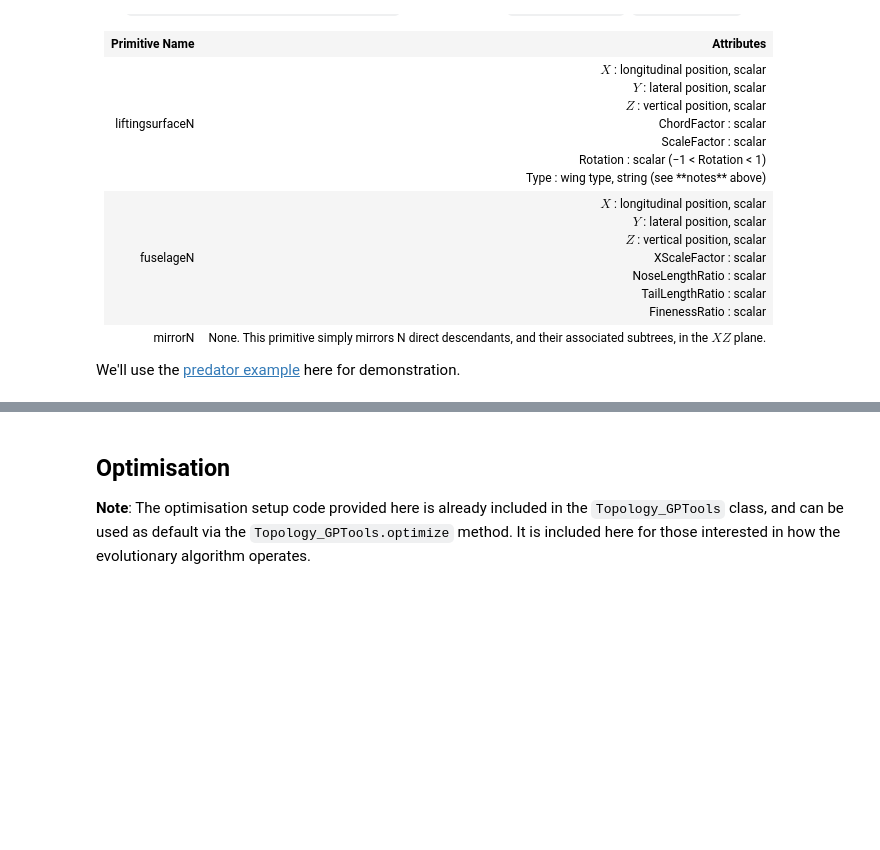
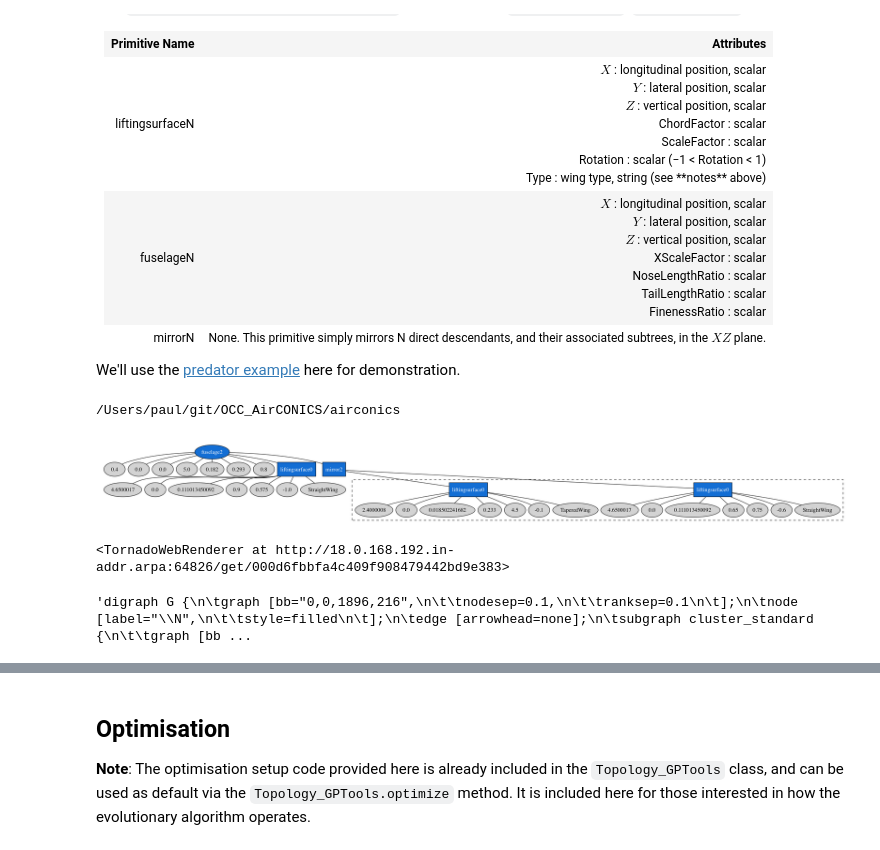
Before and after one commit to p-chambers/occ_airconics, a Jupyter notebook: examples/notebooks/evolve_aircraft_configuration.ipynb, the cells around one changed output, grey strips where cells are left out. Drawn from its saved outputs; the diff is of its cells as text; code cells hidden in the pictures; blank space fills up the shorter version.

```diff
--- a/examples/notebooks/evolve_aircraft_configuration.ipynb
+++ b/examples/notebooks/evolve_aircraft_configuration.ipynb
@@ -186,22 +187,34 @@ FinenessRatio : scalar	</td>
 We'll use the [predator example](https://github.com/p-chambers/occ_airconics/blob/v0.3-dev/airconics/resources/configuration_app/presets/predator.json) here for demonstration.
 # %%
 import os, airconics
+from airconics import Topology
+from airconics.Addons.WebServer.TornadoWeb import TornadoWebRenderer
+from IPython.display import Image, display
 
-topo_tools = Topology_GPTools(MaxAttachments=4)
+topo = Topology()
 
 print(os.path.join(os.path.dirname(airconics.__file__)))
 
 fname = os.path.join(os.path.dirname(airconics.__file__),'resources/configuration_app/presets/predator.json')
 
-topo = topo_tools.from_file(fname)
+topo.from_file(fname)
 
 renderer = TornadoWebRenderer()
 
 topo.Display(renderer)
 
 display(Image(topo.pydot_graph().create_png()))
 
 renderer
+# %% [output]
+/Users/paul/git/OCC_AirCONICS/airconics
+[figure, added]
+<TornadoWebRenderer at http://18.0.168.192.in-addr.arpa:64826/get/000d6fbbfa4c409f908479442bd9e383>
+# %%
+dot = topo.pydot_graph()
+dot.create_dot()
+# %% [output]
+'digraph G {\n\tgraph [bb="0,0,1896,216",\n\t\tnodesep=0.1,\n\t\tranksep=0.1\n\t];\n\tnode [label="\\N",\n\t\tstyle=filled\n\t];\n\tedge [arrowhead=none];\n\tsubgraph cluster_standard {\n\t\tgraph [bb ...
 # %% [markdown]
 Why not also try creating one from scratch? Let's aim for the Scaled Composites Proteus:
 
```
Also changed, not shown: parts of 9 cells of this notebook, 1 other file.
